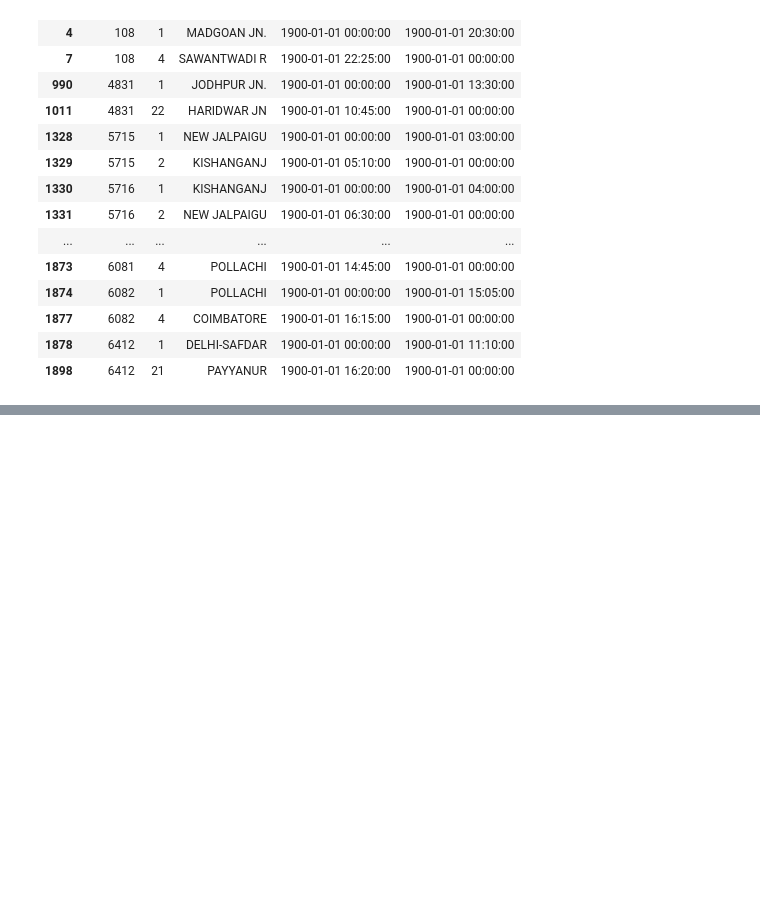
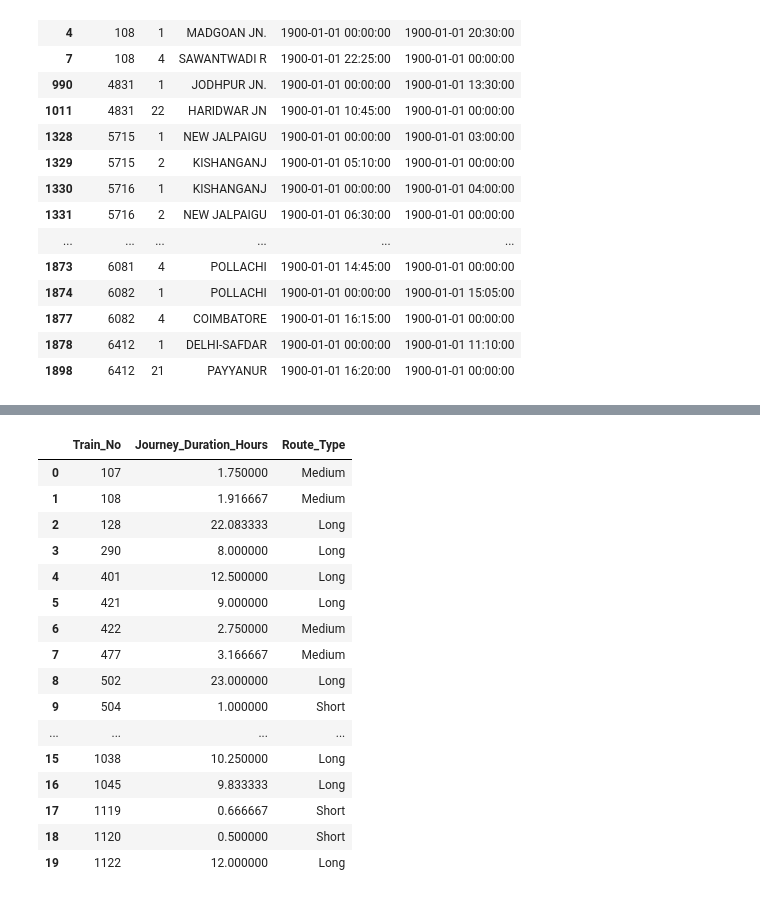
Before and after one commit to ShreyaRumale19/Train-Schedule-Analytics-Interactive-Route-Enquiry-System-POWERBI, a Jupyter notebook: Level_2_Data_Processing_Feature_Engineering/Level_2_Data_Processing.ipynb, the cells around one changed output, grey strips where cells are left out. Saved outputs shown, nothing was run; the diff lists cells and outputs as text; code cells hidden in the pictures; blank space fills up the shorter version.

```diff
--- a/Level_2_Data_Processing_Feature_Engineering/Level_2_Data_Processing.ipynb
+++ b/Level_2_Data_Processing_Feature_Engineering/Level_2_Data_Processing.ipynb
@@ -155,3 +117,19 @@ df[(df["Arrival_time"].dt.time == pd.Timestamp("00:00:00").time()) |
 | 1877 | 6082 | 4 | COIMBATORE | 1900-01-01 16:15:00 | 1900-01-01 00:00:00 |
 | 1878 | 6412 | 1 | DELHI-SAFDAR | 1900-01-01 00:00:00 | 1900-01-01 11:10:00 |
 | 1898 | 6412 | 21 | PAYYANUR | 1900-01-01 16:20:00 | 1900-01-01 00:00:00 |
+# %%
+df = df.sort_values(["Train_No", "SN"]).reset_index(drop=True)
+# %%
+journey_summary = df.groupby("Train_No").agg(
+    Start_Time=("Departure_Time", "first"),
+    End_Time=("Arrival_time", "last")
+).reset_index()
+
+journey_summary["Journey_Duration"] = (
+    journey_summary["End_Time"] - journey_summary["Start_Time"]
+)
+
+journey_summary.loc[
+    journey_summary["Journey_Duration"] < pd.Timedelta(0),
+    "Journey_Duration"
+] += pd.Timedelta(days=1)
@@ -157,0 +209,22 @@ df[(df["Arrival_time"].dt.time == pd.Timestamp("00:00:00").time()) |
+# %%
+journey_summary[
+    ["Train_No", "Journey_Duration_Hours", "Route_Type"]
+].head(20)
+# %% [output]
+|  | Train_No | Journey_Duration_Hours | Route_Type |
+| 0 | 107 | 1.750000 | Medium |
+| 1 | 108 | 1.916667 | Medium |
+| 2 | 128 | 22.083333 | Long |
+| 3 | 290 | 8.000000 | Long |
+| 4 | 401 | 12.500000 | Long |
+| 5 | 421 | 9.000000 | Long |
+| 6 | 422 | 2.750000 | Medium |
+| 7 | 477 | 3.166667 | Medium |
+| 8 | 502 | 23.000000 | Long |
+| 9 | 504 | 1.000000 | Short |
+| ... | ... | ... | ... |
+| 15 | 1038 | 10.250000 | Long |
+| 16 | 1045 | 9.833333 | Long |
+| 17 | 1119 | 0.666667 | Short |
+| 18 | 1120 | 0.500000 | Short |
+| 19 | 1122 | 12.000000 | Long |
```
Also changed, not shown: parts of 17 cells of this notebook.
